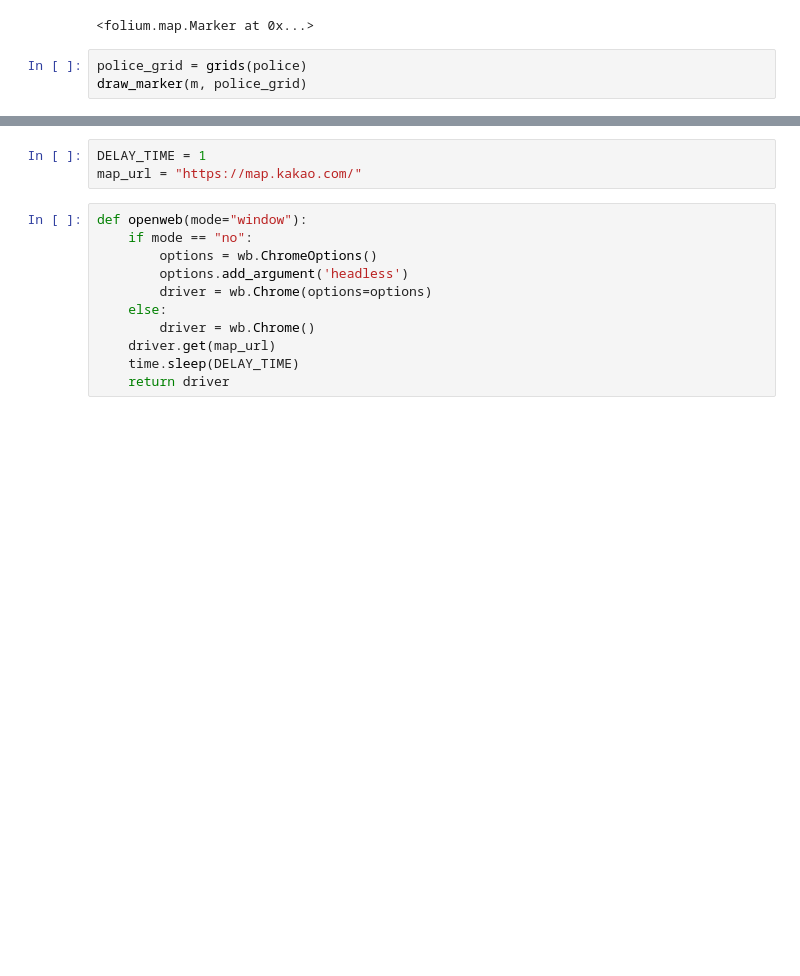
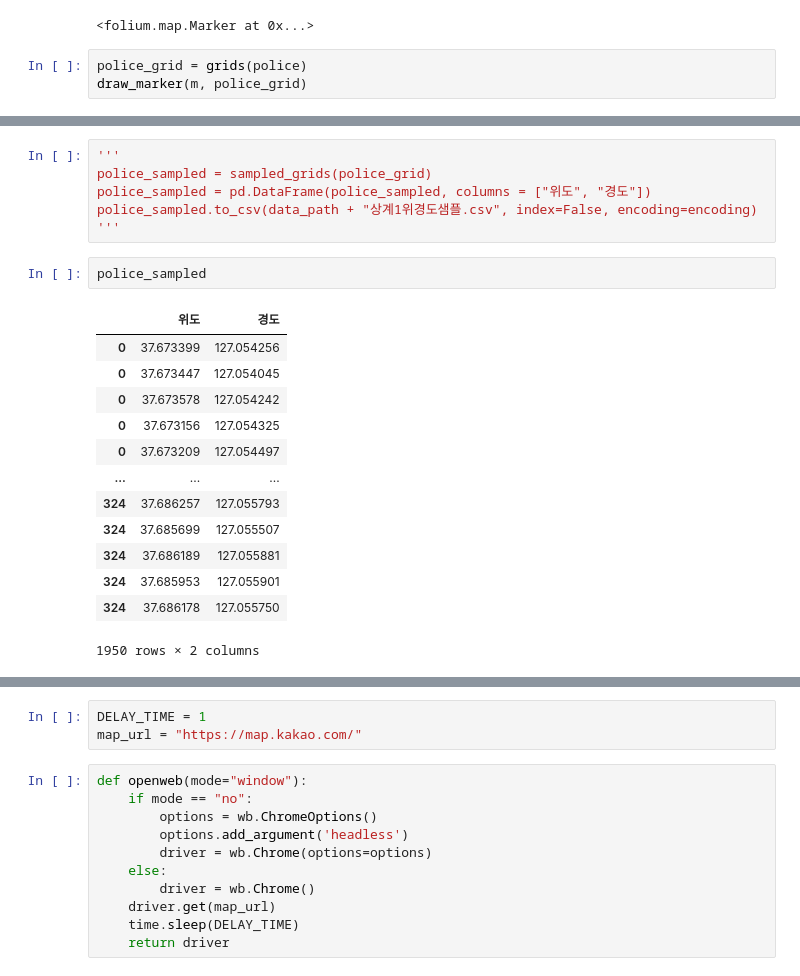
Before and after one commit to topaz11100/bp_final, a Jupyter notebook: 빅프_기말_최종.ipynb, the cells around one changed output, grey strips where cells are left out. Cells and saved outputs as stored; diff of their text form; blank space fills up the shorter version.

```diff
--- a/빅프_기말_최종.ipynb
+++ b/빅프_기말_최종.ipynb
@@ -63,0 +85,22 @@ m
+# %%
+'''
+police_sampled = sampled_grids(police_grid)
+police_sampled = pd.DataFrame(police_sampled, columns = ["위도", "경도"])
+police_sampled.to_csv(data_path + "상계1위경도샘플.csv", index=False, encoding=encoding)
+'''
+# %%
+police_sampled
+# %% [output]
+|  | 위도 | 경도 |
+| 0 | 37.673399 | 127.054256 |
+| 0 | 37.673447 | 127.054045 |
+| 0 | 37.673578 | 127.054242 |
+| 0 | 37.673156 | 127.054325 |
+| 0 | 37.673209 | 127.054497 |
+| ... | ... | ... |
+| 324 | 37.686257 | 127.055793 |
+| 324 | 37.685699 | 127.055507 |
+| 324 | 37.686189 | 127.055881 |
+| 324 | 37.685953 | 127.055901 |
+| 324 | 37.686178 | 127.055750 |
+1950 rows × 2 columns
```
Also changed, not shown: parts of 15 cells of this notebook, 8 other files.
